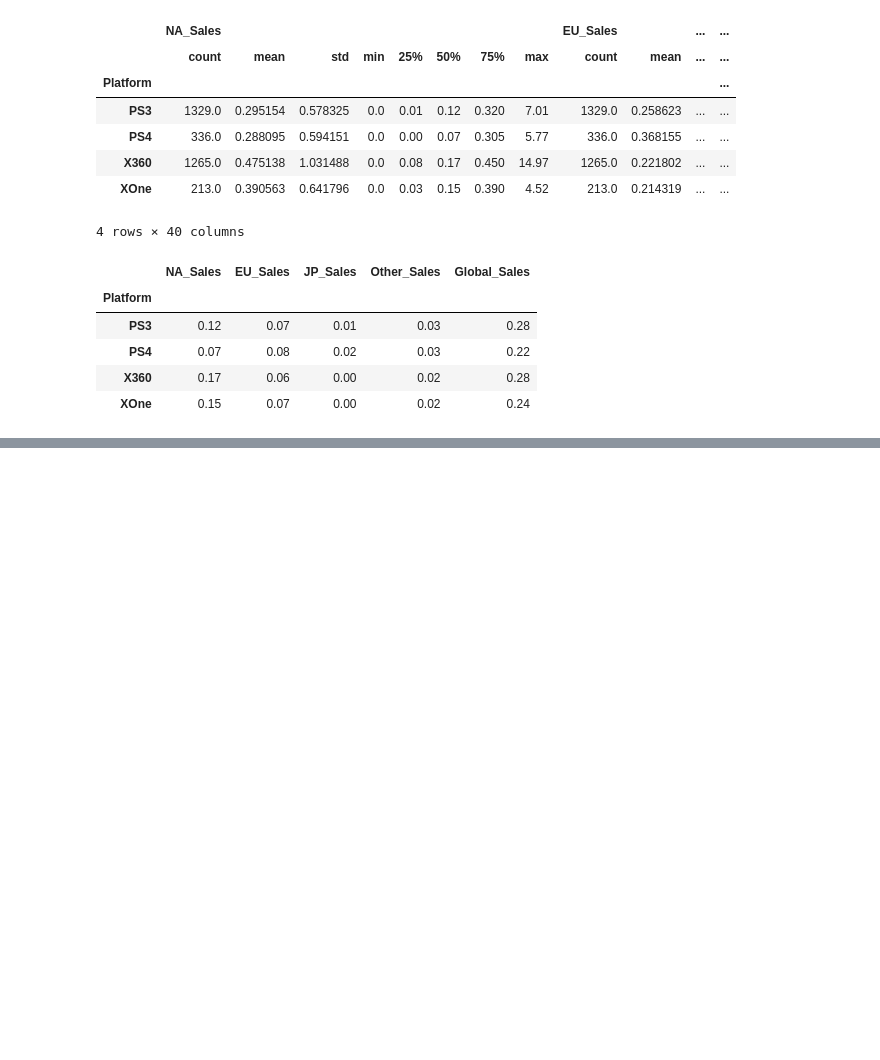
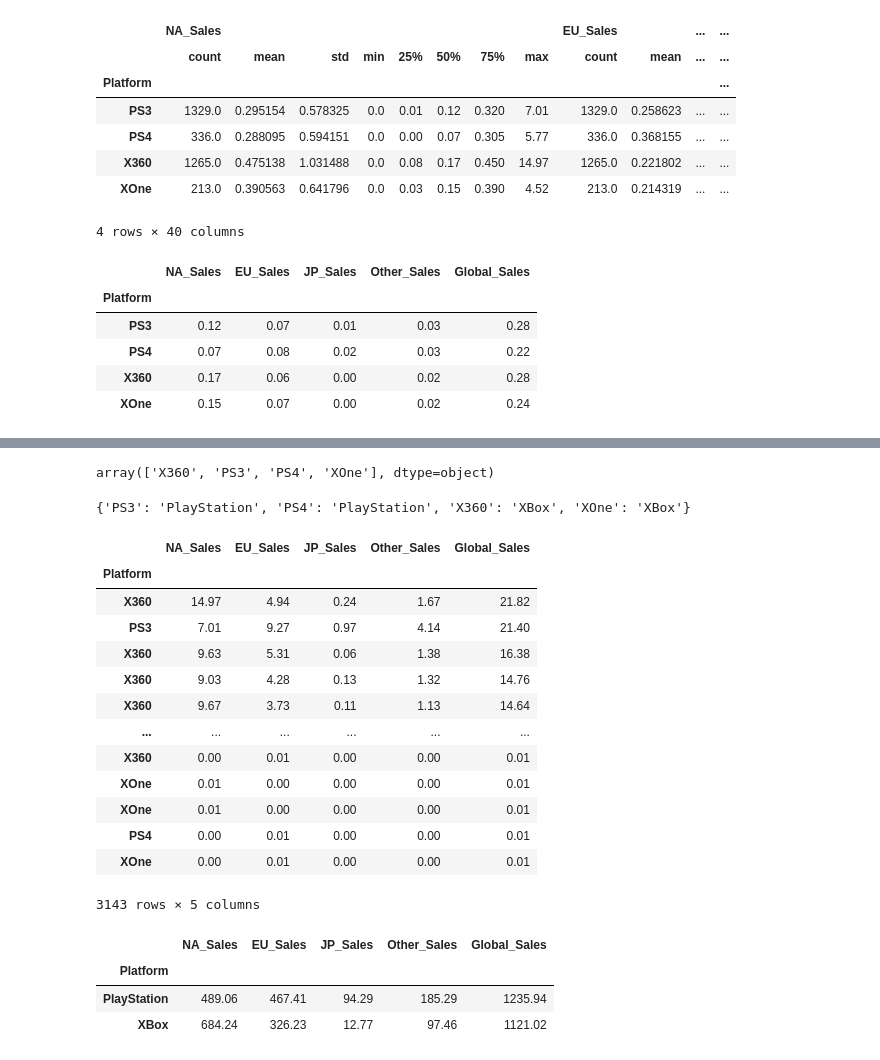
Before and after one commit to TomaszBury/The-ultimate-pandas-bootcamp-advanced-python-data-analysis, a Jupyter notebook: section_08/groupby_and_aggregates.ipynb, the cells around one changed output, grey strips where cells are left out. Cells and saved outputs as stored; diff of their text form; code cells hidden in the pictures; blank space fills up the shorter version.

```diff
--- a/section_08/groupby_and_aggregates.ipynb
+++ b/section_08/groupby_and_aggregates.ipynb
@@ -420,0 +462,4 @@ sales.groupby('Platform').median()
+# %%
+sales.Platform.unique()
+# %% [output]
+array(['X360', 'PS3', 'PS4', 'XOne'], dtype=object)
@@ -420,0 +475,28 @@ sales.groupby('Platform').median()
+# %%
+platform_names
+# %% [output]
+{'PS3': 'PlayStation', 'PS4': 'PlayStation', 'X360': 'XBox', 'XOne': 'XBox'}
+# %%
+sales.set_index('Platform')
+# %% [output]
+|  | NA_Sales | EU_Sales | JP_Sales | Other_Sales | Global_Sales |
+| Platform |  |  |  |  |  |
+| X360 | 14.97 | 4.94 | 0.24 | 1.67 | 21.82 |
+| PS3 | 7.01 | 9.27 | 0.97 | 4.14 | 21.40 |
+| X360 | 9.63 | 5.31 | 0.06 | 1.38 | 16.38 |
+| X360 | 9.03 | 4.28 | 0.13 | 1.32 | 14.76 |
+| X360 | 9.67 | 3.73 | 0.11 | 1.13 | 14.64 |
+| ... | ... | ... | ... | ... | ... |
+| X360 | 0.00 | 0.01 | 0.00 | 0.00 | 0.01 |
+| XOne | 0.01 | 0.00 | 0.00 | 0.00 | 0.01 |
+| XOne | 0.01 | 0.00 | 0.00 | 0.00 | 0.01 |
+| PS4 | 0.00 | 0.01 | 0.00 | 0.00 | 0.01 |
+| XOne | 0.00 | 0.01 | 0.00 | 0.00 | 0.01 |
+3143 rows × 5 columns
+# %%
+sales.set_index('Platform').groupby(platform_names).sum()
+# %% [output]
+|  | NA_Sales | EU_Sales | JP_Sales | Other_Sales | Global_Sales |
+| Platform |  |  |  |  |  |
+| PlayStation | 489.06 | 467.41 | 94.29 | 185.29 | 1235.94 |
+| XBox | 684.24 | 326.23 | 12.77 | 97.46 | 1121.02 |
```
Also changed, not shown: parts of 30 cells of this notebook, 2 other files.
